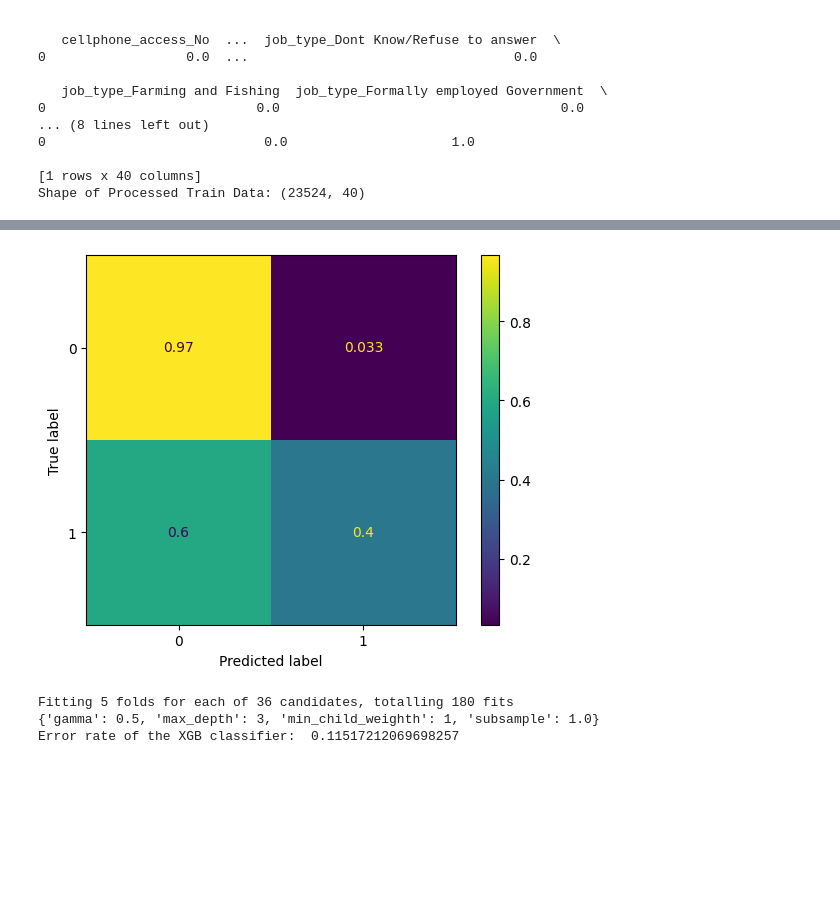
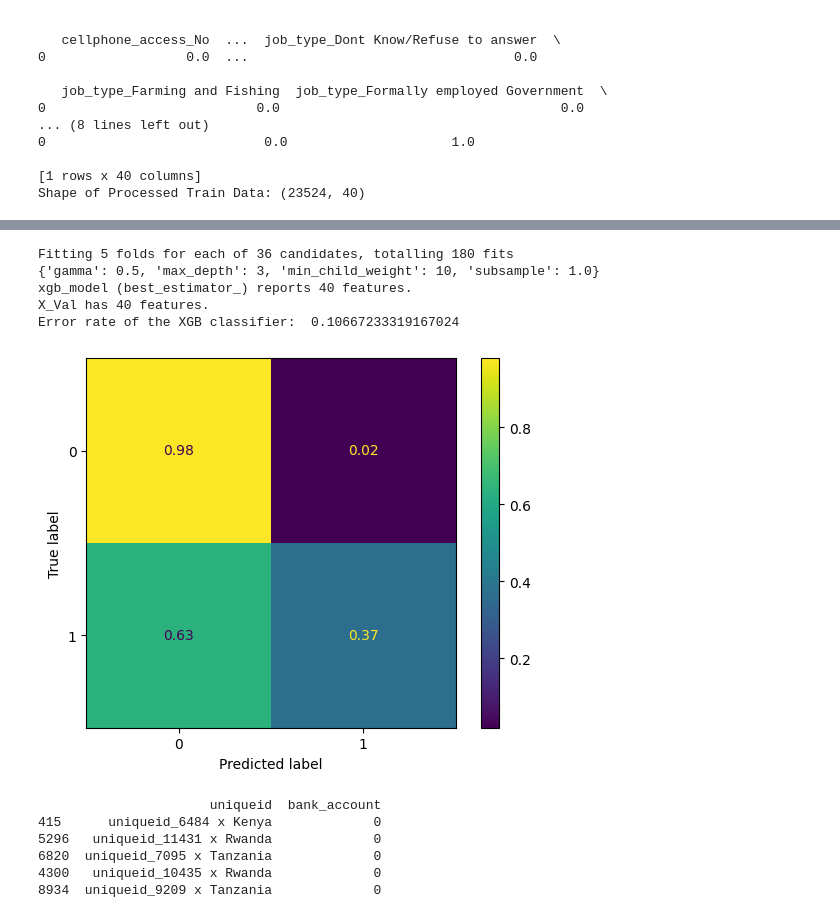
Before and after one commit to Elijah-Mumo/XAI_ELIAS_DS_R_Projects-crispy_waffle, a Jupyter notebook: Financial_Inclusion.ipynb, the cells around one changed output, grey strips where cells are left out. Cells and saved outputs as stored; diff of their text form; code cells hidden in the pictures; blank space fills up the shorter version.

```diff
--- a/Financial_Inclusion.ipynb
+++ b/Financial_Inclusion.ipynb
@@ -141,7 +191,6 @@ Processed Train Data Sample (first row):
 [1 rows x 40 columns]
 Shape of Processed Train Data: (23524, 40)
 # %%
-#import classifier algorithm here
 from sklearn.linear_model import LogisticRegression
 from sklearn.ensemble import RandomForestClassifier
 from sklearn.neighbors import KNeighborsClassifier
@@ -149,17 +198,17 @@ from sklearn.ensemble import ExtraTreesClassifier
 from xgboost import XGBClassifier
 
 
-# create models
+# Initialize classifier models
 lg_model = LogisticRegression()
 rf_model = RandomForestClassifier()
 kn_model = KNeighborsClassifier()
 et_model = ExtraTreesClassifier()
-xg_model = XGBClassifier()
+# xg_model removed to avoid conflicts with optimized xgb_model
 
-#fitting the models
+# Fit models to training data
 lg_model.fit(X_Train,y_Train)
 rf_model.fit(X_Train,y_Train)
 kn_model.fit(X_Train,y_Train)
 et_model.fit(X_Train,y_Train)
-xg_model.fit(X_Train,y_Train)
+# xg_model fitting removed
 # %% [output]
@@ -223,49 +263,65 @@ Error rate of XGB classifier:  0.11219719507012327
 # %%
 from sklearn.metrics import ConfusionMatrixDisplay
+from sklearn.model_selection import GridSearchCV
+from xgboost import XGBClassifier
+import matplotlib.pyplot as plt
+import pandas as pd
 
-# Get confusion matrix for Gradient Boosting Classifier
-ConfusionMatrixDisplay.from_estimator(xg_model,X_Val,y_val,normalize='true')
-plt.show()
-
-# Import GridSearchCV
-from sklearn.model_selection import GridSearchCV
-
-# Optimize model parameters
-# I run this code in google colab to make the execution much faster and use the best params in the next code
-param_grid = {'min_child_weighth': [1, 5, 10],
+# Define parameter grid for GridSearchCV to optimize XGBoost hyperparameters
+param_grid = {'min_child_weight': [1, 5, 10],
         'gamma': [0.5, 1],
         'subsample': [0.6, 0.8, 1.0],
-        'max_depth': [3, 5]
-        }
-my_xgb_model = GridSearchCV(xg_model, param_grid,n_jobs=-1,verbose=2,cv=5)
+        'max_depth': [3, 5]}
+
+# Initialize base XGBClassifier for GridSearchCV (disable categorical, set random state)
+xgb_base = XGBClassifier(objective='binary:logistic', eval_metric='logloss', enable_categorical=False, random_state=42)
+# Initialize GridSearchCV to find best hyperparameters
+my_xgb_model = GridSearchCV(xgb_base, param_grid,n_jobs=-1,verbose=2,cv=5)
+# Fit GridSearchCV on training data
 my_xgb_model.fit(X_Train, y_Train)
 print(my_xgb_model.best_params_)
 
 from sklearn.metrics import confusion_matrix, accuracy_score
 
-# fit by setting best parameters and Evaluate model
-xgb_model = XGBClassifier(min_child_weight=1, gamma=1, subsample=0.8, max_depth=5)
+# Assign the best estimator from GridSearchCV to xgb_model
+xgb_model = my_xgb_model.best_estimator_
 
-xgb_model.fit(X_Train, y_Train)
+# Print feature counts for debugging
+print(f"xgb_model (best_estimator_) reports {xgb_model.n_features_in_} features.")
+print(f"X_Val has {X_Val.shape[1]} features.")
+
+# Make predictions on the validation set
 y_pred = xgb_model.predict(X_Val)
 
-# Get error rate
+# Calculate and print error rate
 print("Error rate of the XGB classifier: ", 1 - accuracy_score(y_val, y_pred))
 
-# Get the predicted result for the test Data
-test.bank_account = xgb_model.predict(processed_test)
+# Display confusion matrix
+ConfusionMatrixDisplay.from_estimator(xgb_model,X_Val,y_val,normalize='true')
+plt.show()
+
+# Make predictions on test data
+test['bank_account'] = xgb_model.predict(processed_test)
 
 # Create submission DataFrame
 submission = pd.DataFrame({"uniqueid": test["uniqueid"] + " x " + test["country"],
-                           "bank_account": test.bank_account})
+                           "bank_account": test['bank_account']})
 
-#show the five sample
-submission.sample(5)
+# Display sample of submission DataFrame
+print(submission.sample(5))
 
-# Create submission csv file csv file
+# Save submission to CSV
 submission.to_csv('ElijahM_uno_submission.csv', index = False)
 # %% [output]
+Fitting 5 folds for each of 36 candidates, totalling 180 fits
+{'gamma': 0.5, 'max_depth': 3, 'min_child_weight': 10, 'subsample': 1.0}
+xgb_model (best_estimator_) reports 40 features.
+X_Val has 40 features.
+Error rate of the XGB classifier:  0.10667233319167024
-[figure, old version]
+[figure, new version]
-Fitting 5 folds for each of 36 candidates, totalling 180 fits
-{'gamma': 0.5, 'max_depth': 3, 'min_child_weighth': 1, 'subsample': 1.0}
-Error rate of the XGB classifier:  0.11517212069698257
+                      uniqueid  bank_account
+415      uniqueid_6484 x Kenya             0
+5296   uniqueid_11431 x Rwanda             0
+6820  uniqueid_7095 x Tanzania             0
+4300   uniqueid_10435 x Rwanda             0
+8934  uniqueid_9209 x Tanzania             0
```
Also changed, not shown: parts of 10 cells of this notebook.
